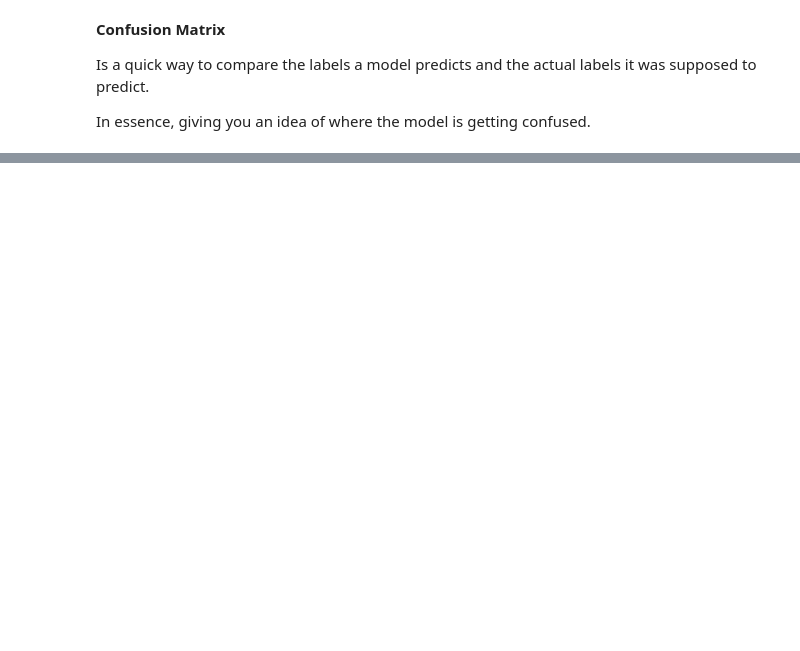
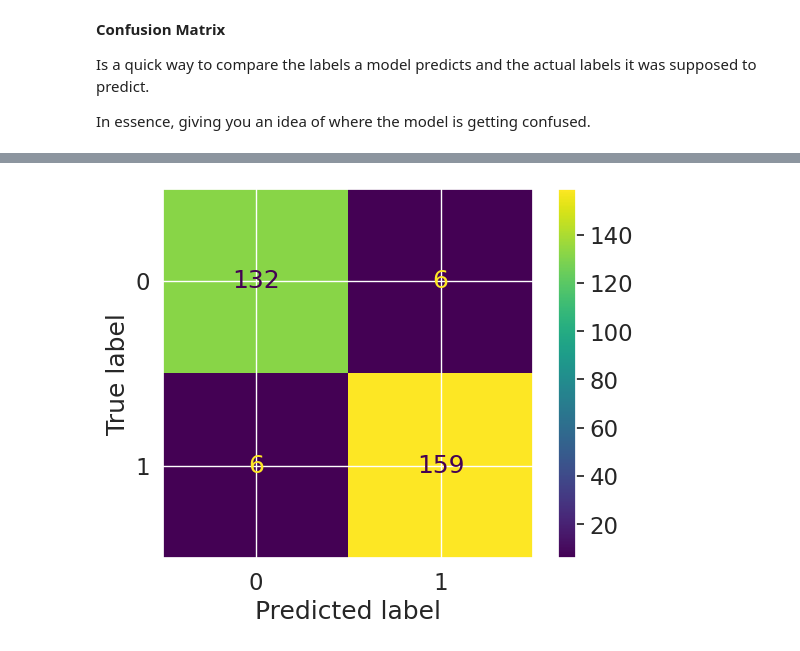
Before and after one commit to jcamiloif6/Complete-A.I.-Machine-Learning-Data-Science-Bootcamp, a Jupyter notebook: Section 9 Scikit-learn Creating Machine Learning Models/introduction_to_scikit_learn.ipynb, the cells around one changed output, grey strips where cells are left out. Cells and saved outputs as stored; diff of their text form; code cells hidden in the pictures; blank space fills up the shorter version.

```diff
--- a/Section 9 Scikit-learn Creating Machine Learning Models/introduction_to_scikit_learn.ipynb
+++ b/Section 9 Scikit-learn Creating Machine Learning Models/introduction_to_scikit_learn.ipynb
@@ -1752,0 +1793,8 @@ In essence, giving you an idea of where the model is getting confused.
+# %%
+from sklearn.metrics import ConfusionMatrixDisplay
+
+ConfusionMatrixDisplay.from_estimator(model, x, y)
+
+plt.show()
+# %% [output]
+[figure, added]
```
Also changed, not shown: parts of 135 cells of this notebook.
